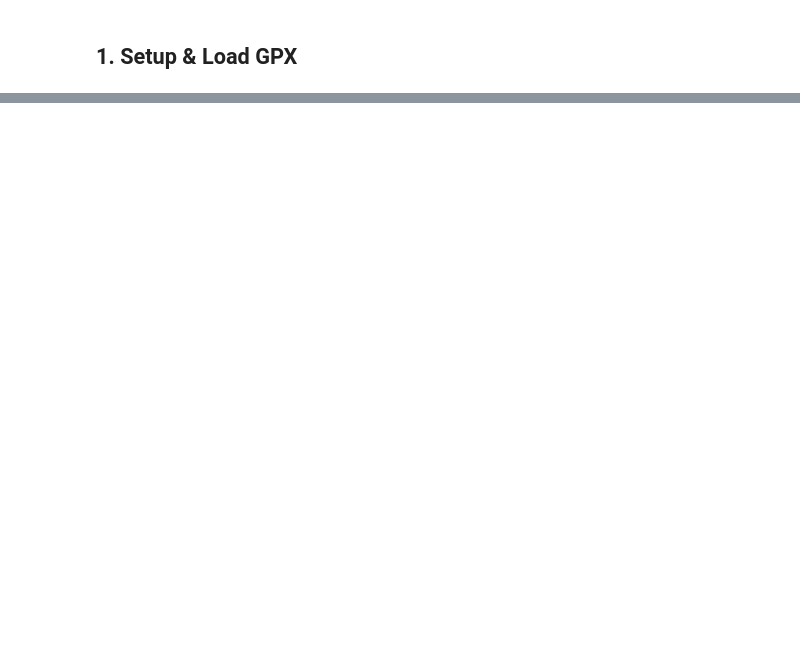
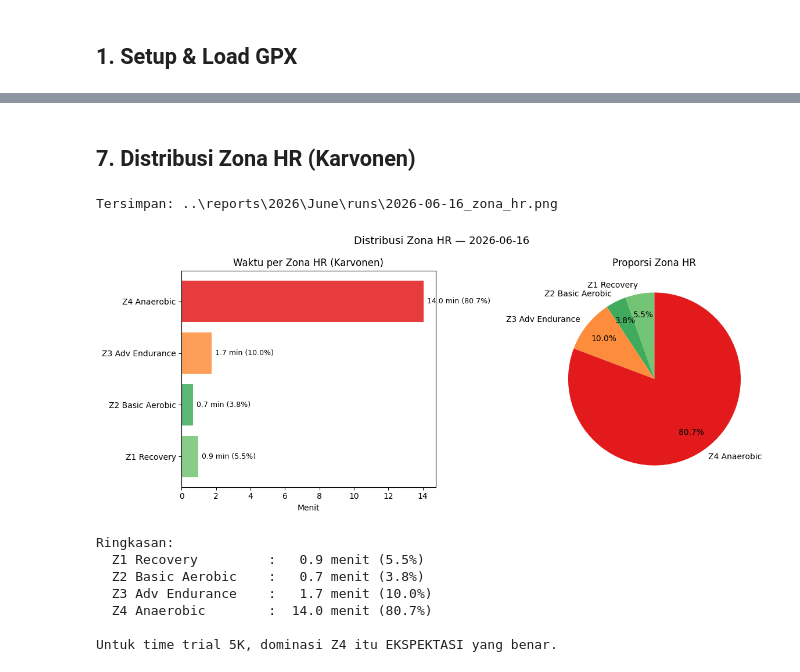
Before and after one commit to AngeloDusu/Strava-running-analysis, a Jupyter notebook: notebooks/run_deep_dive.ipynb, the cells around one changed output, grey strips where cells are left out. Saved outputs shown, nothing was run; the diff lists cells and outputs as text; code cells hidden in the pictures; blank space fills up the shorter version.

```diff
--- a/notebooks/run_deep_dive.ipynb
+++ b/notebooks/run_deep_dive.ipynb
@@ -655,0 +433,46 @@ Tersimpan: ..\reports\2026\June\runs\2026-06-14_summary.png
+# %% [markdown]
+## 7. Distribusi Zona HR (Karvonen)
+# %%
+hrs_all = df["hr"].dropna().values
+total_s = len(hrs_all)
+
+zona_names  = list(HR_ZONES.keys())
+zona_colors = [HR_ZONE_COLORS[n] for n in zona_names]
+zona_mins, zona_pcts = [], []
+for name in zona_names:
+    lo, hi = HR_ZONES[name]
+    n = ((hrs_all >= lo) & (hrs_all < hi)).sum()
+    zona_mins.append(n/60)
+    zona_pcts.append(n/total_s*100)
+
+fig, axes = plt.subplots(1, 2, figsize=(12, 5))
+axes[0].barh(zona_names, zona_mins, color=zona_colors, alpha=0.85)
+axes[0].set_xlabel("Menit")
+axes[0].set_title("Waktu per Zona HR (Karvonen)")
+for i, (v, p) in enumerate(zip(zona_mins, zona_pcts)):
+    axes[0].text(v+0.2, i, f"{v:.1f} min ({p:.1f}%)", va="center", fontsize=9)
+
+axes[1].pie(zona_pcts, labels=zona_names, colors=zona_colors,
+            autopct=lambda p: f"{p:.1f}%" if p > 2 else "",
+            startangle=90, pctdistance=0.75)
+axes[1].set_title("Proporsi Zona HR")
+fig.suptitle(f"Distribusi Zona HR — {run_date}", fontsize=13)
+fig.tight_layout()
+fig.savefig(save_dir / f"{run_date}_zona_hr.png", dpi=150, bbox_inches="tight")
+print(f"Tersimpan: {save_dir / f'{run_date}_zona_hr.png'}")
+plt.show()
+
+print("\nRingkasan:")
+for name, mins, pct in zip(zona_names, zona_mins, zona_pcts):
+    print(f"  {name:20s}: {mins:5.1f} menit ({pct:.1f}%)")
+print("\nUntuk time trial 5K, dominasi Z4 itu EKSPEKTASI yang benar.")
+# %% [output]
+Tersimpan: ..\reports\2026\June\runs\2026-06-16_zona_hr.png
+[figure, added]
+Ringkasan:
+  Z1 Recovery         :   0.9 menit (5.5%)
+  Z2 Basic Aerobic    :   0.7 menit (3.8%)
+  Z3 Adv Endurance    :   1.7 menit (10.0%)
+  Z4 Anaerobic        :  14.0 menit (80.7%)
+
+Untuk time trial 5K, dominasi Z4 itu EKSPEKTASI yang benar.
```
Also changed, not shown: parts of 36 cells of this notebook, 5 other files.
